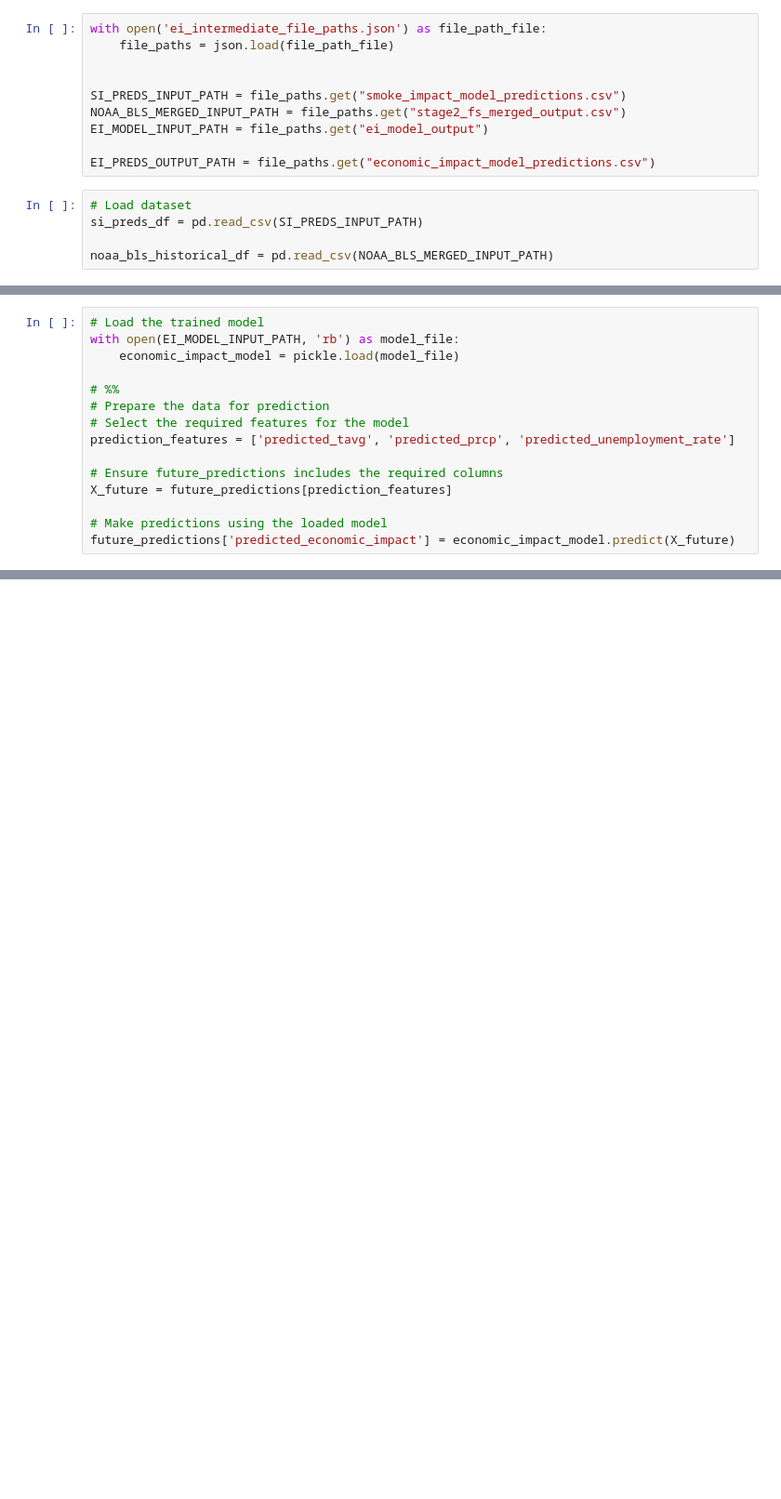
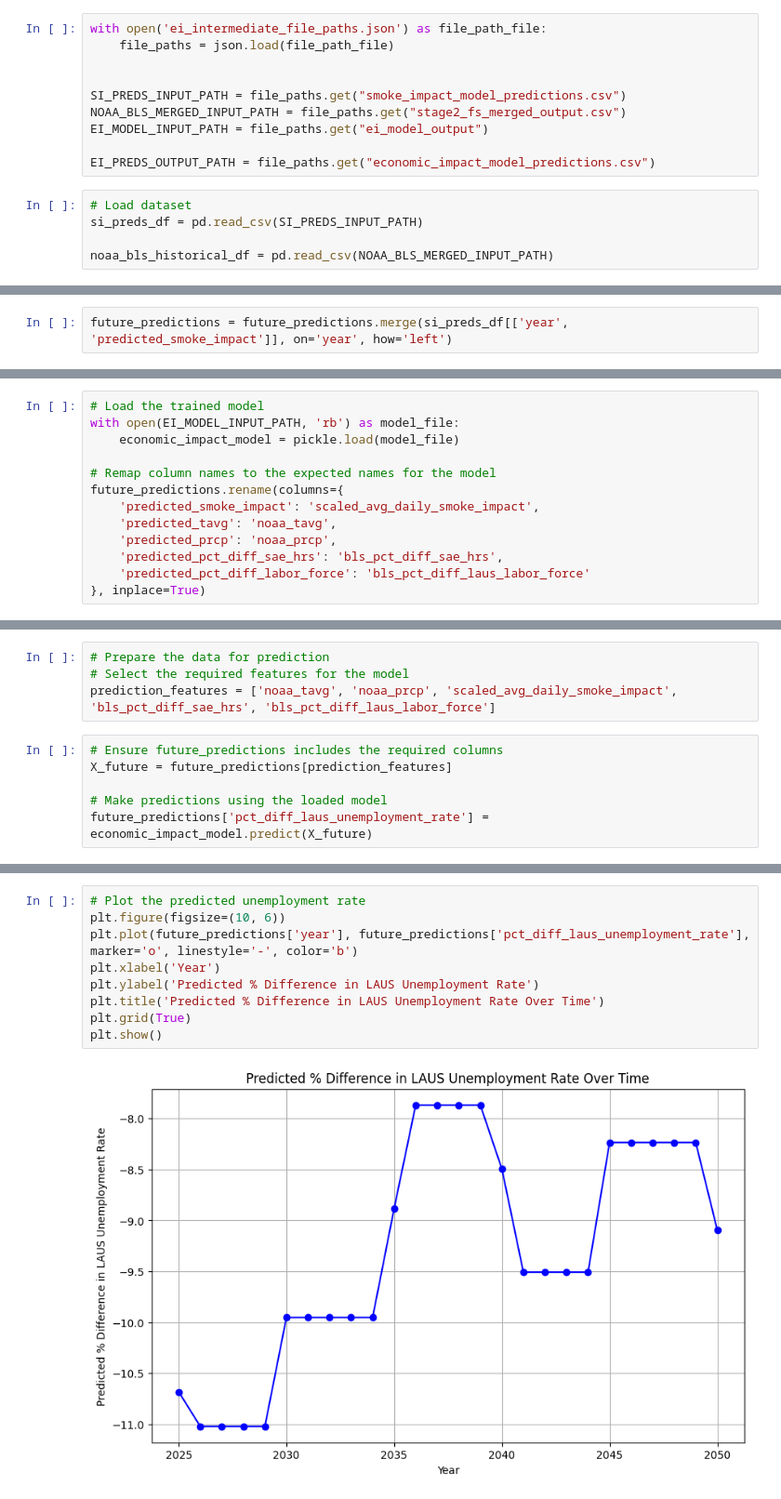
Before and after one commit to debsubdavis/data512-project, a Jupyter notebook: 02_economic_impact_model/stage4_model_predictions.ipynb, the cells around one changed output, grey strips where cells are left out. Shown at 93% size. Cells and saved outputs as stored; diff of their text form; blank space fills up the shorter version.

```diff
--- a/02_economic_impact_model/stage4_model_predictions.ipynb
+++ b/02_economic_impact_model/stage4_model_predictions.ipynb
@@ -89,0 +150,2 @@ print(future_predictions)
+# %%
+future_predictions = future_predictions.merge(si_preds_df[['year', 'predicted_smoke_impact']], on='year', how='left')
@@ -89,0 +179,13 @@ print(future_predictions)
+# %%
+# Load the trained model
+with open(EI_MODEL_INPUT_PATH, 'rb') as model_file:
+    economic_impact_model = pickle.load(model_file)
+
+# Remap column names to the expected names for the model
+future_predictions.rename(columns={
+    'predicted_smoke_impact': 'scaled_avg_daily_smoke_impact',
+    'predicted_tavg': 'noaa_tavg',
+    'predicted_prcp': 'noaa_prcp',
+    'predicted_pct_diff_sae_hrs': 'bls_pct_diff_sae_hrs',
+    'predicted_pct_diff_labor_force': 'bls_pct_diff_laus_labor_force'
+}, inplace=True)
@@ -90,15 +213,10 @@ print(future_predictions)
+# %%
+# Prepare the data for prediction
+# Select the required features for the model
+prediction_features = ['noaa_tavg', 'noaa_prcp', 'scaled_avg_daily_smoke_impact', 'bls_pct_diff_sae_hrs', 'bls_pct_diff_laus_labor_force']
 # %%
-# Load the trained model
-with open(EI_MODEL_INPUT_PATH, 'rb') as model_file:
-    economic_impact_model = pickle.load(model_file)
-
-# %%
-# Prepare the data for prediction
-# Select the required features for the model
-prediction_features = ['predicted_tavg', 'predicted_prcp', 'predicted_unemployment_rate']
-
 # Ensure future_predictions includes the required columns
 X_future = future_predictions[prediction_features]
 
 # Make predictions using the loaded model
-future_predictions['predicted_economic_impact'] = economic_impact_model.predict(X_future)
+future_predictions['pct_diff_laus_unemployment_rate'] = economic_impact_model.predict(X_future)
@@ -110 +244,12 @@ Feature names unseen at fit time:
+# %%
+# Plot the predicted unemployment rate
+plt.figure(figsize=(10, 6))
+plt.plot(future_predictions['year'], future_predictions['pct_diff_laus_unemployment_rate'], marker='o', linestyle='-', color='b')
+plt.xlabel('Year')
+plt.ylabel('Predicted % Difference in LAUS Unemployment Rate')
+plt.title('Predicted % Difference in LAUS Unemployment Rate Over Time')
+plt.grid(True)
+plt.show()
+# %% [output]
+[figure, added]
 # %%
```
Also changed, not shown: parts of 11 cells of this notebook, 1 other file.
